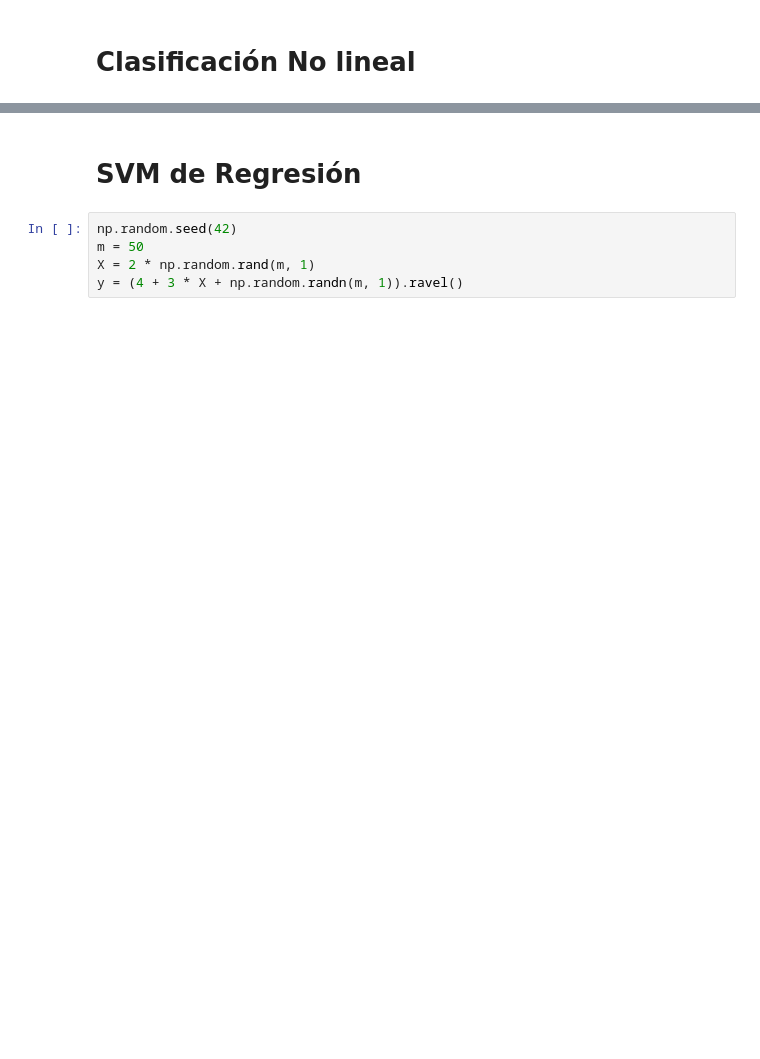
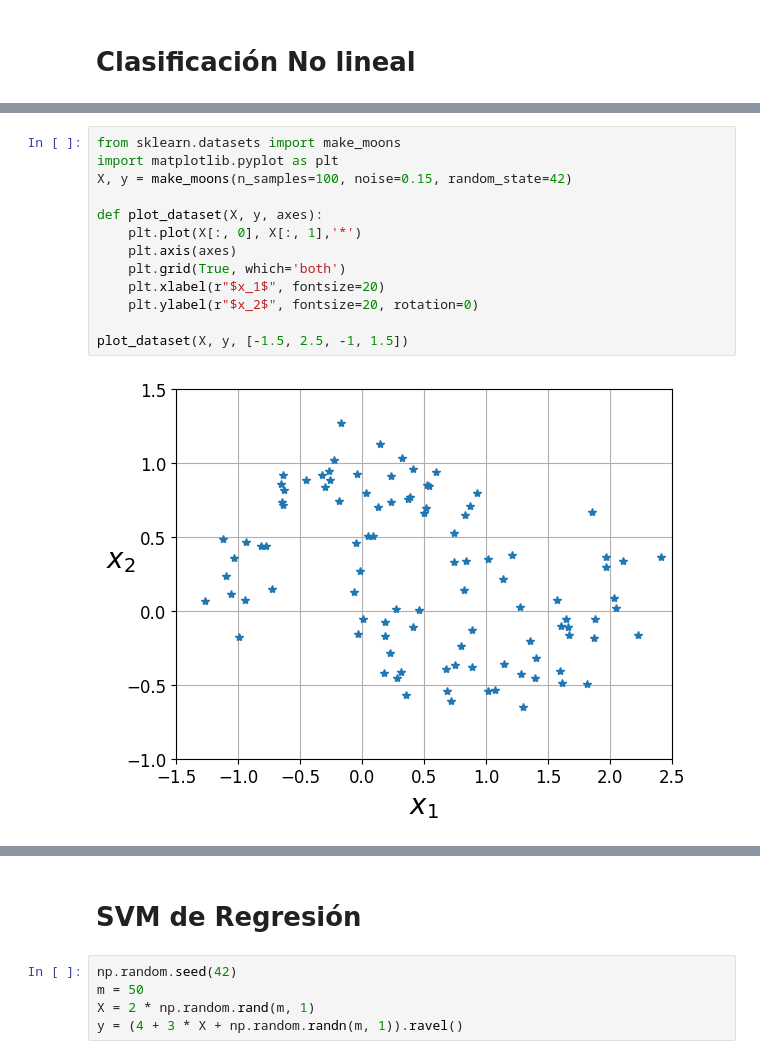
Before and after one commit to fercardiaz-tbs/DSPT_TBS_SVL_0923, a Jupyter notebook: 3-Machine_Learning/1-Supervisado/3-RegorClass/7-SVM/1 - SVM.ipynb, the cells around one changed output, grey strips where cells are left out. Drawn from its saved outputs; the diff is of its cells as text; blank space fills up the shorter version.

```diff
--- a/3-Machine_Learning/1-Supervisado/3-RegorClass/7-SVM/1 - SVM.ipynb
+++ b/3-Machine_Learning/1-Supervisado/3-RegorClass/7-SVM/1 - SVM.ipynb
@@ -265,3 +287,18 @@ plt.subplots_adjust(right=1);
+# %%
+from sklearn.datasets import make_moons
+import matplotlib.pyplot as plt
+X, y = make_moons(n_samples=100, noise=0.15, random_state=42)
+
+def plot_dataset(X, y, axes):
+    plt.plot(X[:, 0], X[:, 1],'*')
+    plt.axis(axes)
+    plt.grid(True, which='both')
+    plt.xlabel(r"$x_1$", fontsize=20)
+    plt.ylabel(r"$x_2$", fontsize=20, rotation=0)
+
+plot_dataset(X, y, [-1.5, 2.5, -1, 1.5])
+# %% [output]
+[figure, added]
 # %%
 from sklearn.datasets import make_moons
 import matplotlib.pyplot as plt
```
Also changed, not shown: parts of 18 cells of this notebook, 1 other file.
